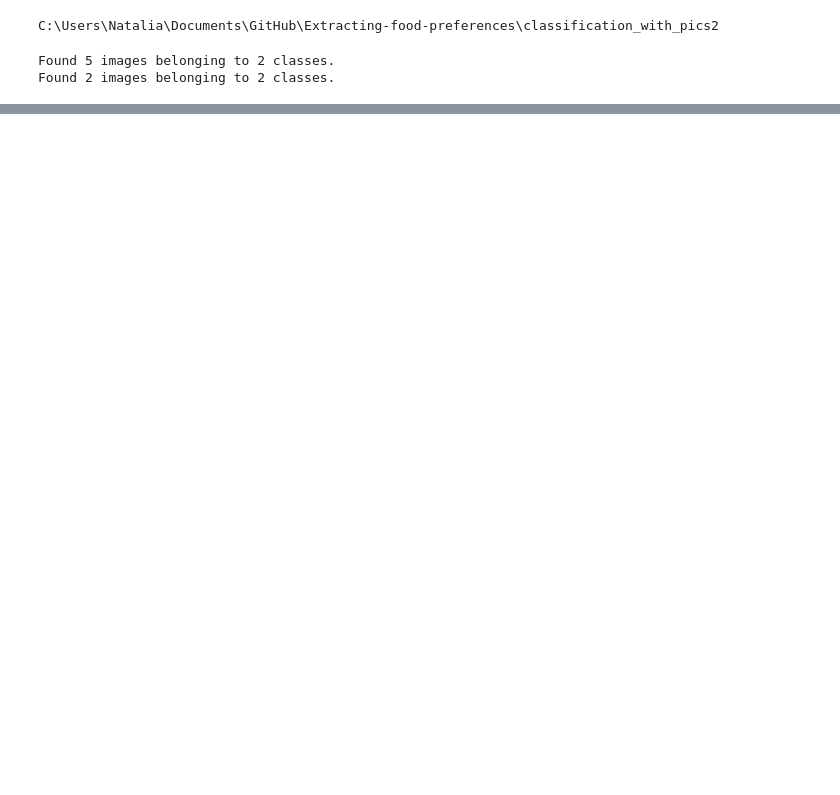
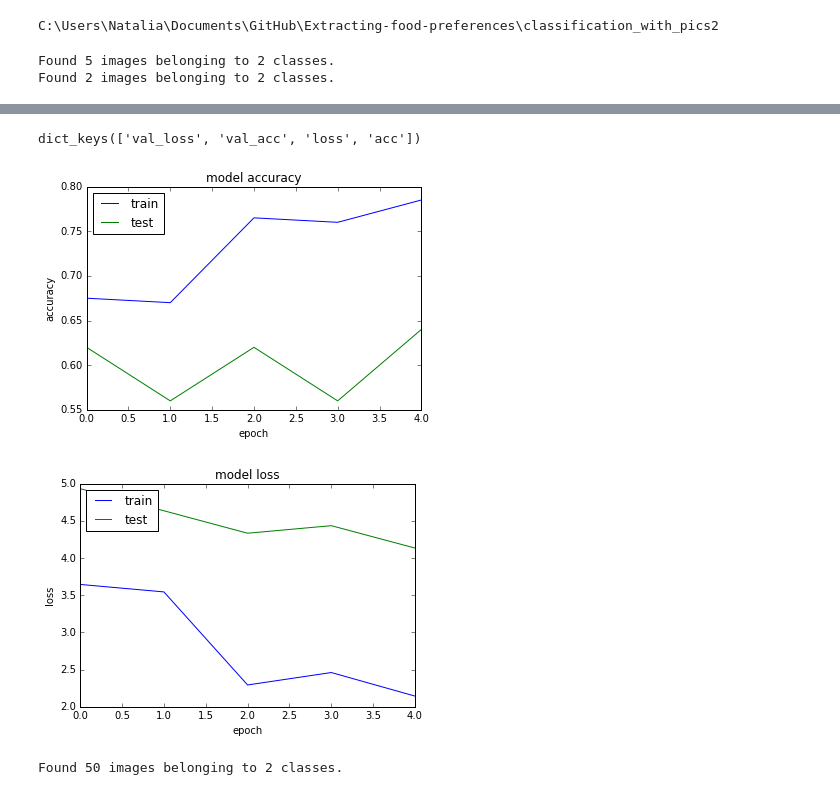
Before and after one commit to nataliasverchkova/Extracting-food-preferences, a Jupyter notebook: code_04_Dataset_preparation_for_classification.ipynb, the cells around one changed output, grey strips where cells are left out. Drawn from its saved outputs; the diff is of its cells as text; code cells hidden in the pictures; blank space fills up the shorter version.

```diff
--- a/code_04_Dataset_preparation_for_classification.ipynb
+++ b/code_04_Dataset_preparation_for_classification.ipynb
@@ -255,9 +278,9 @@ CLASSIFICATION_DIR = PROJECT_DIR +'\\classification_with_pics2'
 # %%
-%cd $CLASSIFICATION_DIR
+%cd $PICTURES_DIR
 
 #Set path to sample/ path if desired
-path = CLASSIFICATION_DIR + '\\sample'
-#path = CLASSIFICATION_DIR + '\\' + 'sample\\'
+path = PICTURES_DIR + '\\sample'
+#path = PICTURES_DIR + '\\' + 'sample\\'
 results_path=path + '\\results\\'
 train_path=path + '\\train\\'
 valid_path=path + '\\valid\\'
@@ -268,8 +291,8 @@ C:\Users\Natalia\Documents\GitHub\Extracting-food-preferences\classification_wit
 vgg = Vgg16()
 # %%
 #Set constants. You can experiment with no_of_epochs to improve the model
-batch_size=50
-no_of_epochs=5
+batch_size=25
+no_of_epochs=1
 # %%
 #Finetune the model
 batches = vgg.get_batches(train_path, batch_size=batch_size)
@@ -277,7 +300,7 @@ val_batches = vgg.get_batches(valid_path, batch_size=batch_size*2)
 vgg.finetune(batches)
 
 #Not sure if we set this for all fits
-vgg.model.optimizer.lr = 0.01
+vgg.model.optimizer.lr = 0.001
 # %% [output]
 Found 5 images belonging to 2 classes.
 Found 2 images belonging to 2 classes.
@@ -315,0 +327,2 @@ Time to run the script on CPU is 0:00:38.567853
+# %%
+h=vgg.fit2(batches, val_batches, nb_epoch=5)
@@ -315,0 +340,29 @@ Time to run the script on CPU is 0:00:38.567853
+# %%
+print(h.history.keys())
+# %% [output]
+dict_keys(['val_loss', 'val_acc', 'loss', 'acc'])
+# %%
+# summarize history for accuracy
+plt.plot(h.history['acc'])
+plt.plot(h.history['val_acc'])
+plt.title('model accuracy')
+plt.ylabel('accuracy')
+plt.xlabel('epoch')
+plt.legend(['train', 'test'], loc='upper left')
+plt.show()
+
+# summarize history for loss
+plt.plot(h.history['loss'])
+plt.plot(h.history['val_loss'])
+plt.title('model loss')
+plt.ylabel('loss')
+plt.xlabel('epoch')
+plt.legend(['train', 'test'], loc='upper left')
+plt.show()
+# %% [output]
+[figure, added]
+[figure, added]
+# %%
+val_batches, probs = vgg.test(valid_path, batch_size = batch_size)
+# %% [output]
+Found 50 images belonging to 2 classes.
```
Also changed, not shown: parts of 33 cells of this notebook.
